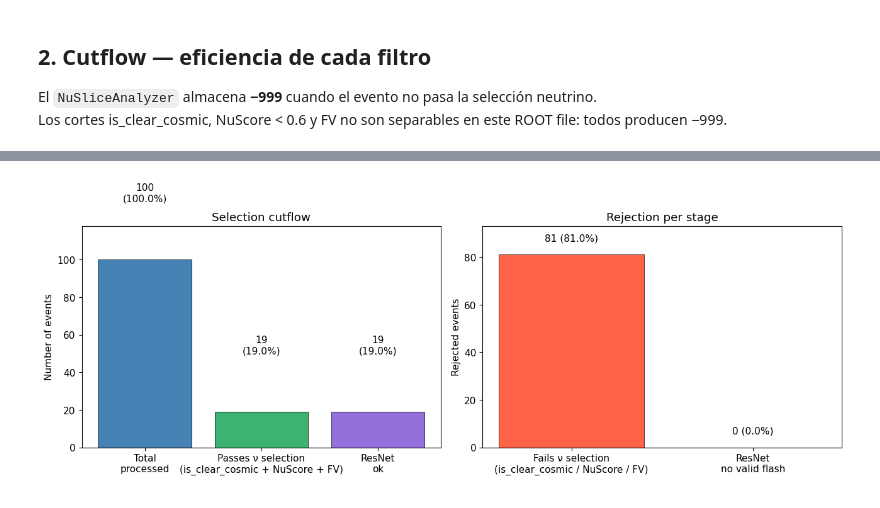
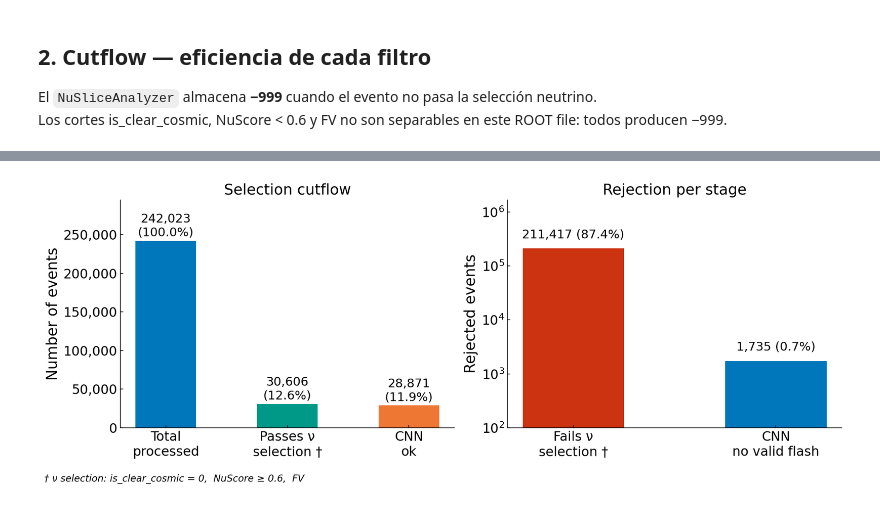
Before and after one commit to SBNSoftware/sbndcode, a Jupyter notebook: sbndcode/NuIntNNOpReco/3-inference-larsoft-module/notebooks/inference_highneutrinopurity_data.ipynb, the cells around one changed output, grey strips where cells are left out. Cells and saved outputs as stored; diff of their text form; code cells hidden in the pictures.

```diff
--- a/sbndcode/NuIntNNOpReco/3-inference-larsoft-module/notebooks/inference_highneutrinopurity_data.ipynb
+++ b/sbndcode/NuIntNNOpReco/3-inference-larsoft-module/notebooks/inference_highneutrinopurity_data.ipynb
@@ -9,4 +10,7 @@ ROOT file: `ttree_analysis_PosRecoCVNNuSlice-20260227T191304.root`
 # %%
+import sys
+import os
+from datetime import datetime
 import uproot
 import numpy as np
 import pandas as pd
@@ -14,14 +18,19 @@ import matplotlib.pyplot as plt
 import matplotlib.patches as mpatches
 from scipy.optimize import curve_fit
 
-plt.rcParams['figure.dpi'] = 100
-plt.rcParams['font.size'] = 11
+sys.path.insert(0, '/exp/sbnd/app/users/svidales/larsoft_develop/srcs/sbndcode/sbndcode/NuIntNNOpReco/2-cnn-training-notebooks/')
+from plot_style import *
 
-ROOT_FILE = '/exp/sbnd/data/users/svidales/AI_nuvT_project_support/AA_Final_Wrapup/position_DATA/prueba_v_old/ttree_analysis_PosRecoCVNNuSlice-20260420T100449.root'
+ROOT_FILE = '/exp/sbnd/data/users/svidales/AI_nuvT_project_support/AA_Final_Wrapup/position_DATA/High_neutrino_purity/v_grid/merged_grid_v2404_nuslice_resnet.root'
 PLACEHOLDER = -900
 FV_X = (-180.0, 180.0)
 FV_Y = (-185.0, 185.0)
 FV_Z = (  10.0, 490.0)
 
+_ts = datetime.now().strftime("%Y%m%d_%H%M%S")
+FIG_DIR = f"/exp/sbnd/data/users/svidales/AI_nuvT_project_support/AA_Final_Wrapup/position_DATA/High_neutrino_purity/figures_{_ts}"
+os.makedirs(FIG_DIR, exist_ok=True)
+print(f"Figures will be saved to: {FIG_DIR}")
+
 def gaussian(x, A, mu, sigma):
     return A * np.exp(-0.5 * ((x - mu) / sigma)**2)
@@ -57,38 +72,65 @@ Los cortes is_clear_cosmic, NuScore < 0.6 y FV no son separables en este ROOT fi
 # %%
+_fl = 17; _ft = 15; _fs = 14
+
 n_total  = len(df_slice)
-n_selec  = (df_slice['sliceNuScore'] > PLACEHOLDER).sum()   # passes neutrino selection
-n_resnet = (df_inf['pred_x'] > PLACEHOLDER).sum()           # ResNet produced valid prediction
+n_selec  = (df_slice['sliceNuScore'] > PLACEHOLDER).sum()
+n_CNN = (df_inf['pred_x'] > PLACEHOLDER).sum()
 
-labels = ['Total\nprocessed', 'Passes ν selection\n(is_clear_cosmic + NuScore + FV)', 'ResNet\nok']
-counts = [n_total, n_selec, n_resnet]
-colors = ['steelblue', 'mediumseagreen', 'mediumpurple']
+labels      = ['Total\nprocessed', 'Passes \u03bd\nselection \u2020', 'CNN\nok']
+counts      = [n_total, n_selec, n_CNN]
+colors_bar  = [C_PRIMARY, C_TERTIARY, C_SECONDARY]
 
 fig, axes = plt.subplots(1, 2, figsize=(13, 5))
 
-# Cumulative bars
-bars = axes[0].bar(labels, counts, color=colors, edgecolor='k', linewidth=0.5)
+# ── Left: cumulative cutflow ───────────────────────────────────────────────────
+ax = axes[0]
+bars = ax.bar(labels, counts, color=colors_bar, edgecolor='none', width=0.5)
 for bar, n in zip(bars, counts):
-    axes[0].text(bar.get_x() + bar.get_width()/2, bar.get_height() + 30,
-                 f'{n}\n({n/n_total*100:.1f}%)', ha='center', va='bottom', fontsize=11)
-axes[0].set_ylabel('Number of events')
-axes[0].set_title('Selection cutflow')
-axes[0].set_ylim(0, n_total * 1.18)
+    ax.text(bar.get_x() + bar.get_width() / 2,
+            bar.get_height() + n_total * 0.012,
+            f'{n:,}\n({n / n_total * 100:.1f}%)',
+            ha='center', va='bottom', fontsize=_fs)
+ax.set_ylabel('Number of events', fontsize=_fl)
+ax.set_title('Selection cutflow', fontsize=_fl, fontweight='normal')
+ax.set_ylim(0, n_total * 1.22)
+ax.tick_params(axis='x', labelsize=_ft)
+ax.tick_params(axis='y', labelsize=_ft)
+ax.yaxis.set_major_formatter(plt.matplotlib.ticker.FuncFormatter(lambda x, _: f'{int(x):,}'))
+ax.minorticks_off()
+ax.spines['top'].set_visible(False)
+ax.spines['right'].set_visible(False)
+ax.tick_params(top=False, right=False)
 
-# Rejection per stage
-rej_labels = ['Fails ν selection\n(is_clear_cosmic / NuScore / FV)', 'ResNet\nno valid flash']
-rej_counts = [n_total - n_selec, n_selec - n_resnet]
-rej_colors = ['tomato', 'lightblue']
-bars2 = axes[1].bar(rej_labels, rej_counts, color=rej_colors, edgecolor='k', linewidth=0.5)
+# ── Right: rejection per stage (log scale) ────────────────────────────────────
+ax = axes[1]
+rej_labels  = ['Fails \u03bd\nselection \u2020', 'CNN\nno valid flash']
+rej_counts  = [n_total - n_selec, n_selec - n_CNN]
+rej_colors  = [C_ALERT, C_PRIMARY]
+bars2 = ax.bar(rej_labels, rej_counts, color=rej_colors, edgecolor='none', width=0.5)
 for bar, n in zip(bars2, rej_counts):
-    axes[1].text(bar.get_x() + bar.get_width()/2, bar.get_height() + 5,
-                 f'{n} ({n/n_total*100:.1f}%)', ha='center', va='bottom', fontsize=11)
-axes[1].set_ylabel('Rejected events')
-axes[1].set_title('Rejection per stage')
-axes[1].set_ylim(0, (n_total - n_selec) * 1.15)
+    ax.text(bar.get_x() + bar.get_width() / 2,
+            bar.get_height() * 1.4,
+            f'{n:,} ({n / n_total * 100:.1f}%)',
+            ha='center', va='bottom', fontsize=_fs)
+ax.set_ylabel('Rejected events', fontsize=_fl)
+ax.set_title('Rejection per stage', fontsize=_fl, fontweight='normal')
+ax.set_yscale('log')
+ax.set_ylim(1e2, max(rej_counts) * 8)
+ax.tick_params(axis='x', labelsize=_ft)
+ax.tick_params(axis='y', labelsize=_ft)
+ax.minorticks_off()
+ax.spines['top'].set_visible(False)
+ax.spines['right'].set_visible(False)
+ax.tick_params(top=False, right=False)
 
-plt.tight_layout()
+footnote = '\u2020 \u03bd selection: is_clear_cosmic = 0,  NuScore \u2265 0.6,  FV'
+plt.tight_layout(rect=[0, 0.06, 1, 1])
+fig.text(0.01, 0.01, footnote, fontsize=11, style='italic', va='bottom')
+
+fig.savefig(os.path.join(FIG_DIR, 'cutflow.png'), dpi=SAVE_DPI, bbox_inches='tight')
+fig.savefig(os.path.join(FIG_DIR, 'cutflow.pdf'), bbox_inches='tight')
 plt.show()
 
-print(f'Total efficiency: {n_resnet}/{n_total} = {n_resnet/n_total*100:.1f}%')
+print(f'Total efficiency: {n_CNN:,} / {n_total:,} = {n_CNN/n_total*100:.1f}%')
 # %% [output]
-[figure, old version]
+[figure, new version]
```
Also changed, not shown: parts of 27 cells of this notebook, 23 other files.
